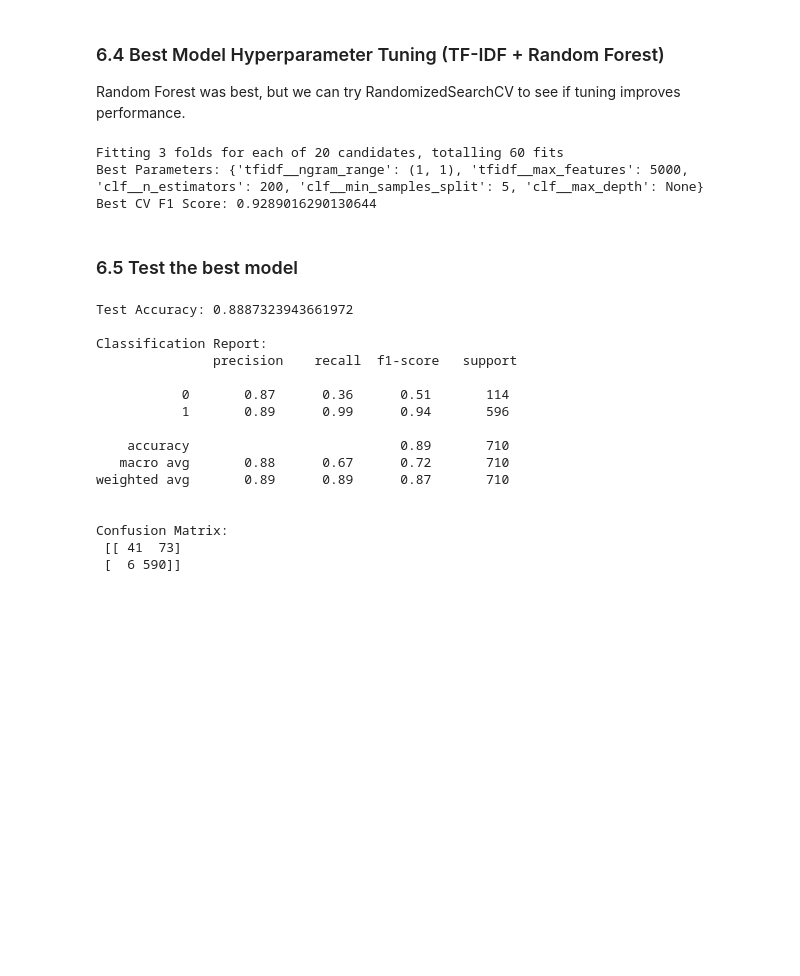
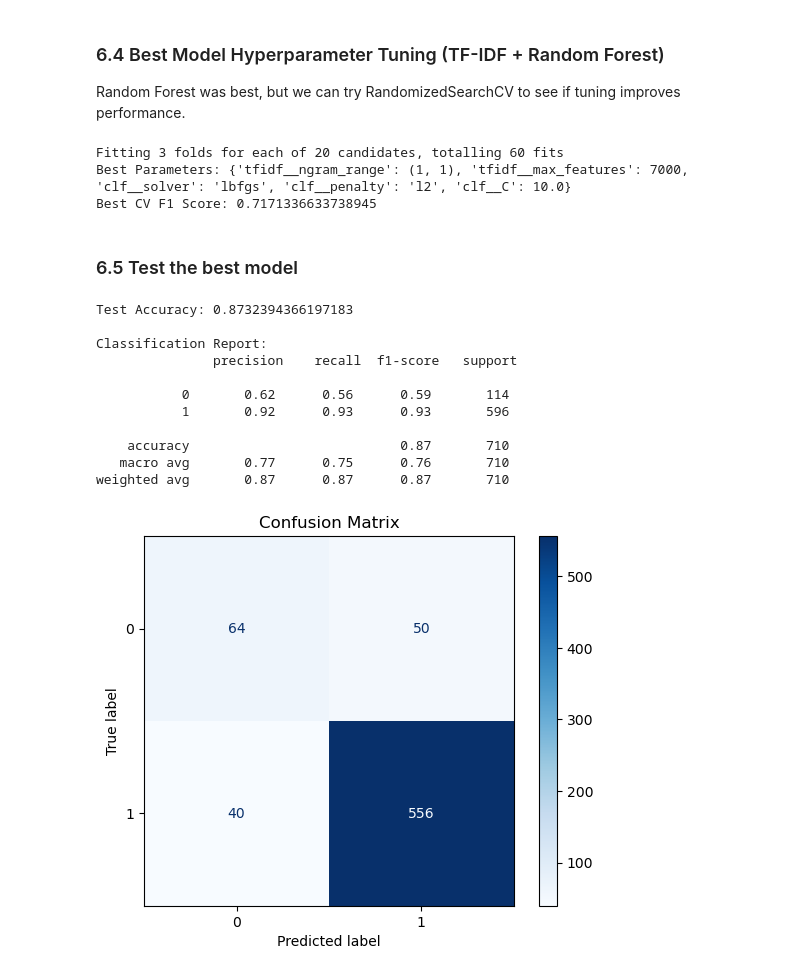
Before and after one commit to KaiFa254/Group_3_NLP_Project_Phase4, a Jupyter notebook: NLP.ipynb, the cells around one changed output. Cells and saved outputs as stored; diff of their text form; code cells hidden in the pictures; blank space fills up the shorter version.

```diff
--- a/NLP.ipynb
+++ b/NLP.ipynb
@@ -462,14 +462,13 @@ So even though accuracy is high, the minority class is not well detected.
 ### 6.4 Best Model Hyperparameter Tuning (TF-IDF + Random Forest)
 Random Forest was best, but we can try RandomizedSearchCV to see if tuning improves performance.
 # %%
-
-# Define param distributions instead of full grid
+# Define parameter distributions for Logistic Regression + TF-IDF
 param_dist = {
-    "tfidf__max_features": [5000, 7000],
+    "tfidf__max_features": [5000, 7000, 10000],
     "tfidf__ngram_range": [(1,1), (1,2)],
-    "clf__n_estimators": [200, 400, 600],
-    "clf__max_depth": [None, 10, 20, 30],
-    "clf__min_samples_split": [2, 5, 10]
+    "clf__C": np.logspace(-3, 2, 6),   # Regularization strength
+    "clf__penalty": ["l2"],            # Logistic regression works best with L2
+    "clf__solver": ["lbfgs", "liblinear"]  # Different solvers
 }
 
 # Multiple scoring metrics
@@ -477,60 +476,60 @@ scoring = {
     "accuracy": "accuracy",
     "precision": "precision",
     "recall": "recall",
-    "f1": "f1"
+    "f1_macro": "f1_macro"
 }
 
-# RandomizedSearchCV instead of GridSearchCV
+# Build pipeline with Logistic Regression
 grid = RandomizedSearchCV(
-    Pipeline([
-        ('tfidf', TfidfVectorizer()),
-        ('smote', SMOTE(random_state=42)),
-        ('clf', RandomForestClassifier(class_weight="balanced", random_state=42))
+    ImbPipeline([
+        ("tfidf", TfidfVectorizer()),
+        ("oversample", RandomOverSampler(random_state=42)),
+        ("clf", LogisticRegression(class_weight="balanced", random_state=42, max_iter=1000))
     ]),
     param_distributions=param_dist,
-    n_iter=20,   # how many random combinations to try
+    n_iter=20,   # number of random parameter combinations to try
     cv=3,
     scoring=scoring,
-    refit="f1",   # which metric to use for selecting best model
+    refit="f1_macro",   # pick the model with best F1 (macro)
     n_jobs=-1,
     verbose=3,
     random_state=42
 )
 
+# Fit search
 grid.fit(X_train, y_train)
 
+# Best model
 print("Best Parameters:", grid.best_params_)
 print("Best CV F1 Score:", grid.best_score_)
 
 # Assign tuned pipeline as best_pipeline
-best_pipeline = grid.best_estimator_
+best_pipeline_tuned = grid.best_estimator_
 # %% [output]
 Fitting 3 folds for each of 20 candidates, totalling 60 fits
-Best Parameters: {'tfidf__ngram_range': (1, 1), 'tfidf__max_features': 5000, 'clf__n_estimators': 200, 'clf__min_samples_split': 5, 'clf__max_depth': None}
-Best CV F1 Score: 0.9289016290130644
+Best Parameters: {'tfidf__ngram_range': (1, 1), 'tfidf__max_features': 7000, 'clf__solver': 'lbfgs', 'clf__penalty': 'l2', 'clf__C': 10.0}
+Best CV F1 Score: 0.7171336633738945
 # %% [markdown]
 ### 6.5 Test the best model
 # %%
 # Predictions on test data
-y_pred = best_pipeline.predict(X_test)
+y_pred_tuned = best_pipeline_tuned.predict(X_test)
 
-print("Test Accuracy:", accuracy_score(y_test, y_pred))
-print("\nClassification Report:\n", classification_report(y_test, y_pred))
-print("\nConfusion Matrix:\n", confusion_matrix(y_test, y_pred))
+print("Test Accuracy:", accuracy_score(y_test, y_pred_tuned ))
+print("\nClassification Report:\n", classification_report(y_test, y_pred_tuned ))
+ConfusionMatrixDisplay.from_predictions(y_test, y_pred_tuned , cmap="Blues")
+plt.title("Confusion Matrix")
+plt.show()
 # %% [output]
-Test Accuracy: 0.8887323943661972
+Test Accuracy: 0.8732394366197183
 
 Classification Report:
                precision    recall  f1-score   support
 
-           0       0.87      0.36      0.51       114
-           1       0.89      0.99      0.94       596
+           0       0.62      0.56      0.59       114
+           1       0.92      0.93      0.93       596
 
-    accuracy                           0.89       710
-   macro avg       0.88      0.67      0.72       710
-weighted avg       0.89      0.89      0.87       710
-
-
-Confusion Matrix:
- [[ 41  73]
- [  6 590]]
+    accuracy                           0.87       710
+   macro avg       0.77      0.75      0.76       710
+weighted avg       0.87      0.87      0.87       710
+[figure, added]
```
Also changed, not shown: parts of 5 cells of this notebook.
